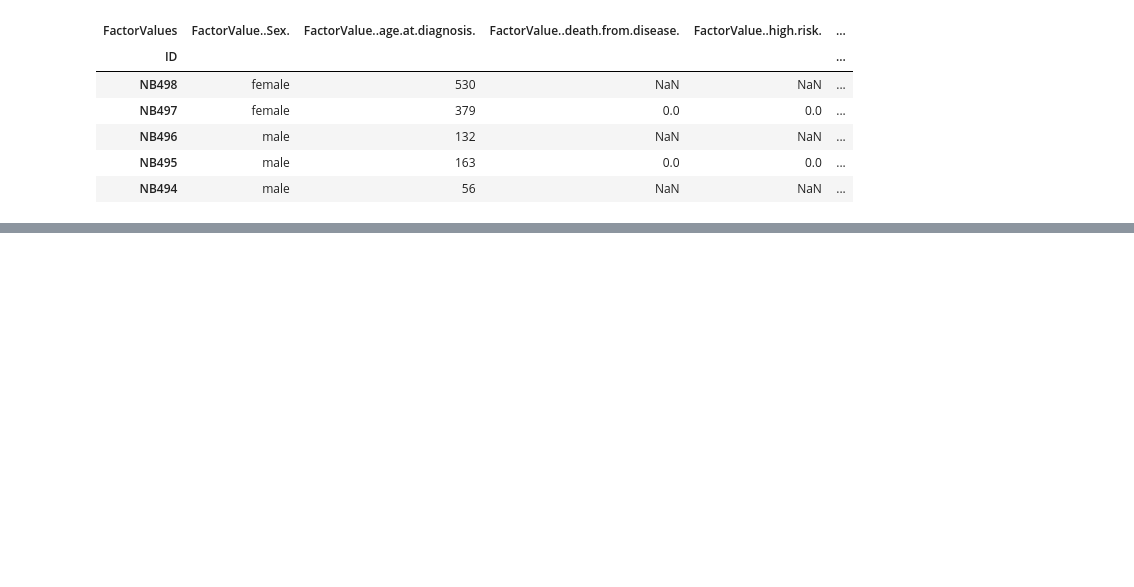
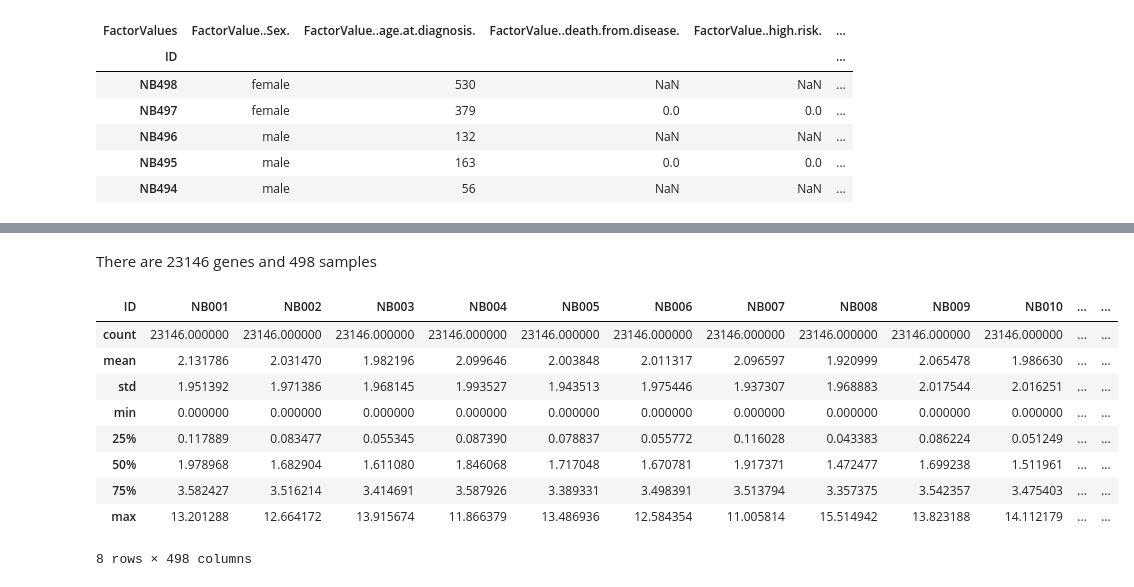
Before and after one commit to 0m0kenny/0m0kenny, a Jupyter notebook: Neurob_Prog.ipynb, the cells around one changed output, grey strips where cells are left out. Saved outputs shown, nothing was run; the diff lists cells and outputs as text; code cells hidden in the pictures; blank space fills up the shorter version.

```diff
--- a/Neurob_Prog.ipynb
+++ b/Neurob_Prog.ipynb
@@ -125,0 +218,15 @@ df_patient_info.head()
+# %% [markdown]
+There are 23146 genes and 498 samples
+# %%
+df_fpkm.describe(include='all')
+# %% [output]
+| ID | NB001 | NB002 | NB003 | NB004 | NB005 | NB006 | NB007 | NB008 | NB009 | NB010 | ... | ... |
+| count | 23146.000000 | 23146.000000 | 23146.000000 | 23146.000000 | 23146.000000 | 23146.000000 | 23146.000000 | 23146.000000 | 23146.000000 | 23146.000000 | ... | ... |
+| mean | 2.131786 | 2.031470 | 1.982196 | 2.099646 | 2.003848 | 2.011317 | 2.096597 | 1.920999 | 2.065478 | 1.986630 | ... | ... |
+| std | 1.951392 | 1.971386 | 1.968145 | 1.993527 | 1.943513 | 1.975446 | 1.937307 | 1.968883 | 2.017544 | 2.016251 | ... | ... |
+| min | 0.000000 | 0.000000 | 0.000000 | 0.000000 | 0.000000 | 0.000000 | 0.000000 | 0.000000 | 0.000000 | 0.000000 | ... | ... |
+| 25% | 0.117889 | 0.083477 | 0.055345 | 0.087390 | 0.078837 | 0.055772 | 0.116028 | 0.043383 | 0.086224 | 0.051249 | ... | ... |
+| 50% | 1.978968 | 1.682904 | 1.611080 | 1.846068 | 1.717048 | 1.670781 | 1.917371 | 1.472477 | 1.699238 | 1.511961 | ... | ... |
+| 75% | 3.582427 | 3.516214 | 3.414691 | 3.587926 | 3.389331 | 3.498391 | 3.513794 | 3.357375 | 3.542357 | 3.475403 | ... | ... |
+| max | 13.201288 | 12.664172 | 13.915674 | 11.866379 | 13.486936 | 12.584354 | 11.005814 | 15.514942 | 13.823188 | 14.112179 | ... | ... |
+8 rows × 498 columns
```
Also changed, not shown: parts of 30 cells of this notebook.
